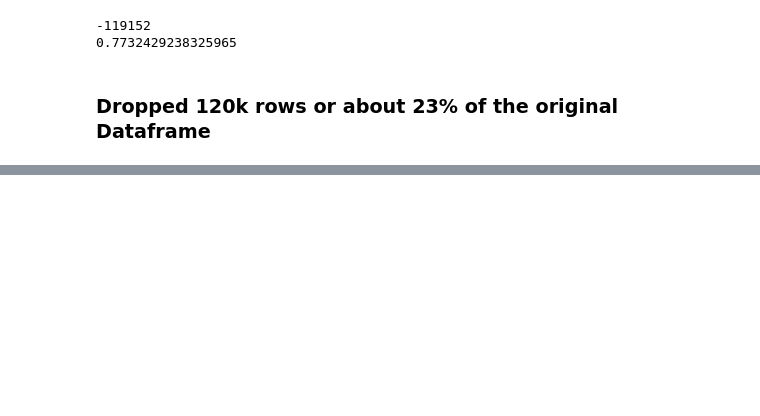
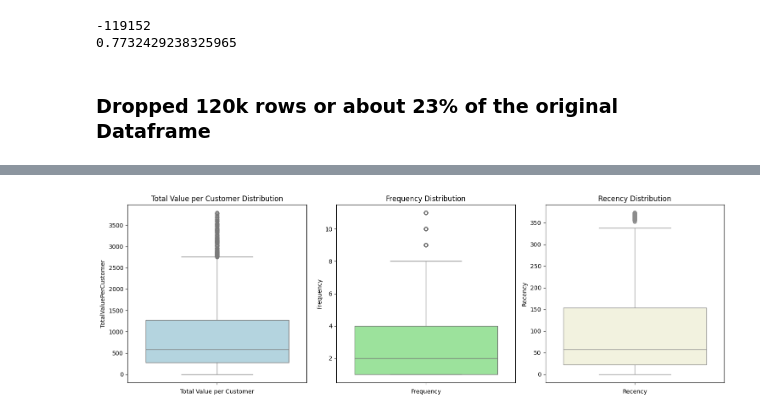
Before and after one commit to NoahSchwarzrock/online_retail_data, a Jupyter notebook: online_retail_data_clustering.ipynb, the cells around one changed output, grey strips where cells are left out. Saved outputs shown, nothing was run; the diff lists cells and outputs as text; code cells hidden in the pictures; blank space fills up the shorter version.

```diff
--- a/online_retail_data_clustering.ipynb
+++ b/online_retail_data_clustering.ipynb
@@ -647,0 +767,8 @@ print(len(cleaned_df) / len(df))
+# %%
+TVPC_Q1 = agg_df["TotalValuePerCustomer"].quantile(0.25)
+TVPC_Q3 = agg_df["TotalValuePerCustomer"].quantile(0.75)
+TVCP_IQR = TVPC_Q3 - TVPC_Q1
+
+total_value_per_customer_outliers_df = agg_df[(agg_df["TotalValuePerCustomer"] > (TVPC_Q3 + 1.5 * TVCP_IQR)) | (agg_df["TotalValuePerCustomer"] < (TVPC_Q1 - 1.5 * TVCP_IQR))].copy()
+
+total_value_per_customer_outliers_df.describe()
@@ -647,0 +794,8 @@ print(len(cleaned_df) / len(df))
+# %%
+F_Q1 = agg_df["Frequency"].quantile(0.25)
+F_Q3 = agg_df["Frequency"].quantile(0.75)
+F_IQR = F_Q3 - F_Q1
+
+freqeuncy_outliers_df = agg_df[(agg_df["Frequency"] > (F_Q3 + 1.5 * F_IQR)) | (agg_df["Frequency"] < (F_Q1 - 1.5 * F_IQR))].copy()
+
+freqeuncy_outliers_df.describe()
@@ -647,0 +823,4 @@ print(len(cleaned_df) / len(df))
+# %%
+no_outliers_df = agg_df[(~agg_df.index.isin(total_value_per_customer_outliers_df.index)) & (~agg_df.index.isin(freqeuncy_outliers_df.index))]
+
+no_outliers_df.describe()
@@ -647,0 +837,22 @@ print(len(cleaned_df) / len(df))
+# %%
+plt.figure(figsize=(15, 5))
+
+plt.subplot(1, 3, 1)
+sns.boxplot(data=no_outliers_df["TotalValuePerCustomer"], color='lightblue')
+plt.title("Total Value per Customer Distribution")
+plt.xlabel("Total Value per Customer")
+
+plt.subplot(1, 3, 2)
+sns.boxplot(no_outliers_df["Frequency"], color='lightgreen')
+plt.title("Frequency Distribution")
+plt.xlabel("Frequency")
+
+plt.subplot(1, 3, 3)
+sns.boxplot(no_outliers_df["Recency"], color='beige')
+plt.title("Recency Distribution")
+plt.xlabel("Recency")
+
+plt.tight_layout()
+plt.show()
+# %% [output]
+[figure, added]
```
Also changed, not shown: parts of 17 cells of this notebook.
